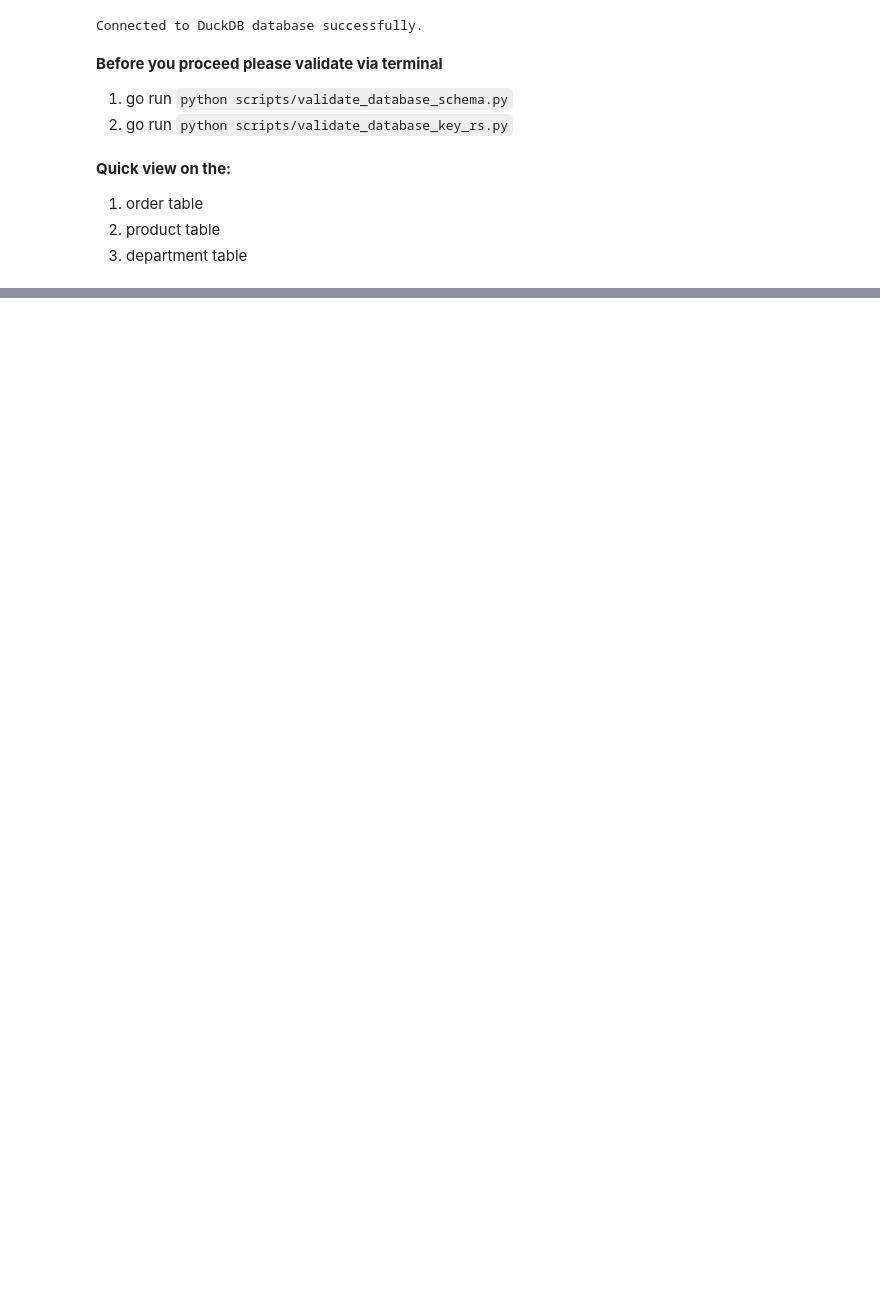
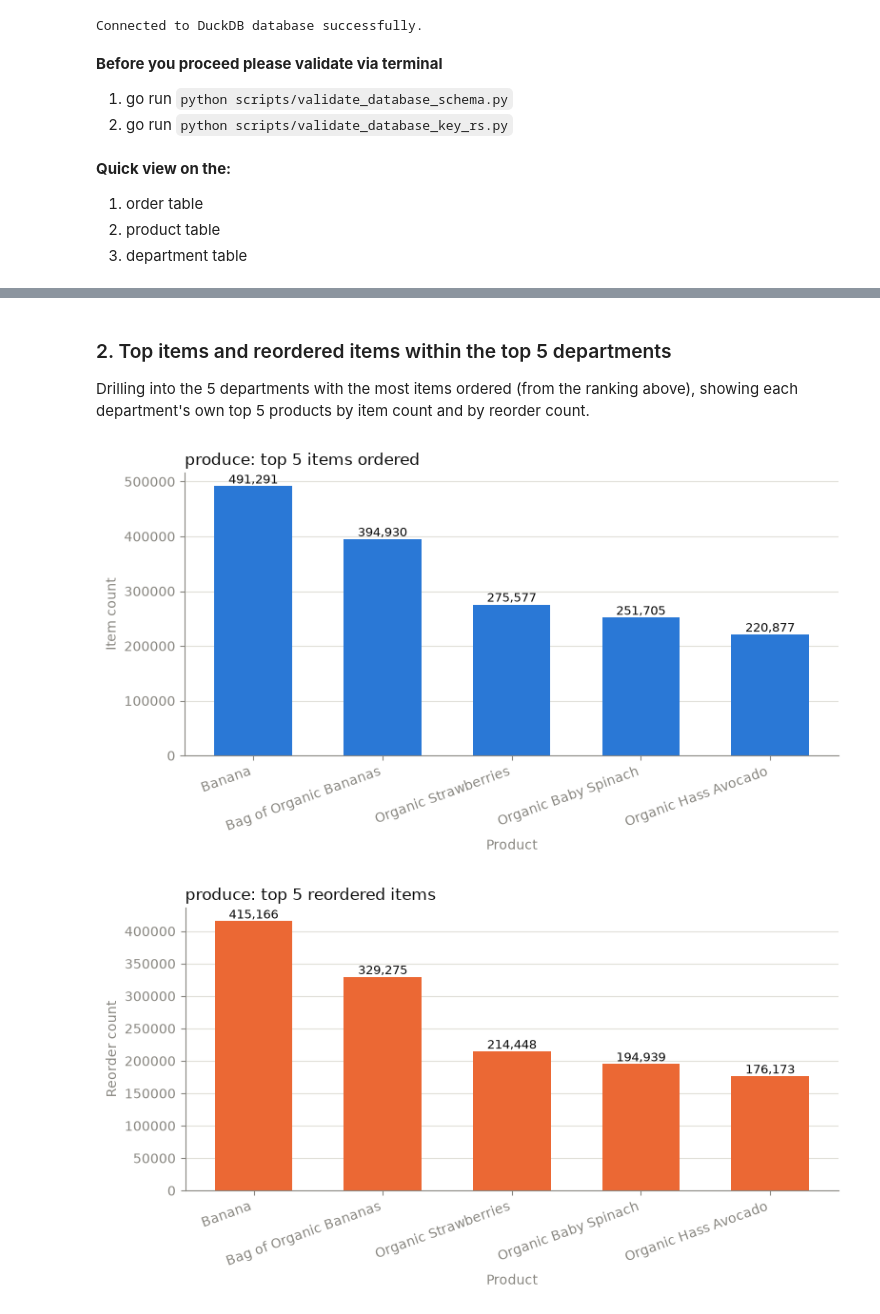
Before and after one commit to jennyhwo85-lgtm/module-2-project-instacart-analytics, a Jupyter notebook: notebook/EDA_01.ipynb, the cells around one changed output, grey strips where cells are left out. Saved outputs shown, nothing was run; the diff lists cells and outputs as text; code cells hidden in the pictures; blank space fills up the shorter version.

```diff
--- a/notebook/EDA_01.ipynb
+++ b/notebook/EDA_01.ipynb
@@ -56,0 +221,40 @@ department_summary = db.sql("""
+# %% [markdown]
+### 2. Top items and reordered items within the top 5 departments
+
+Drilling into the 5 departments with the most items ordered (from the ranking above), showing each department's own top 5 products by item count and by reorder count.
+# %%
+top5_departments = dept_order_counts["department_name"].head(5).tolist()
+dept_list_sql = ", ".join(f"'{d}'" for d in top5_departments)
+
+dept_product_agg = db.sql(f"""
+    select
+        d.department_name,
+        p.product_name,
+        count(*) as item_count,
+        sum(f.reordered) as reorder_count
+    from fact_order_items f
+    join dim_products p on f.product_id = p.product_id
+    join dim_departments d on f.department_id = d.department_id
+    where d.department_name in ({dept_list_sql})
+    group by d.department_name, p.product_name
+""").df()
+
+for dept in top5_departments:
+    dept_slice = dept_product_agg[dept_product_agg["department_name"] == dept]
+
+    top_items = dept_slice.nlargest(5, "item_count")
+    bar_chart(
+        top_items["product_name"], top_items["item_count"],
+        color=BLUE, title=f"{dept}: top 5 items ordered",
+        xlabel="Product", ylabel="Item count", rotate_x=20,
+    )
+
+    top_reordered = dept_slice.nlargest(5, "reorder_count")
+    bar_chart(
+        top_reordered["product_name"], top_reordered["reorder_count"],
+        color=ORANGE, title=f"{dept}: top 5 reordered items",
+        xlabel="Product", ylabel="Reorder count", rotate_x=20,
+    )
+# %% [output]
+[figure, added]
+[figure, added]
```
Also changed, not shown: parts of 11 cells of this notebook.
